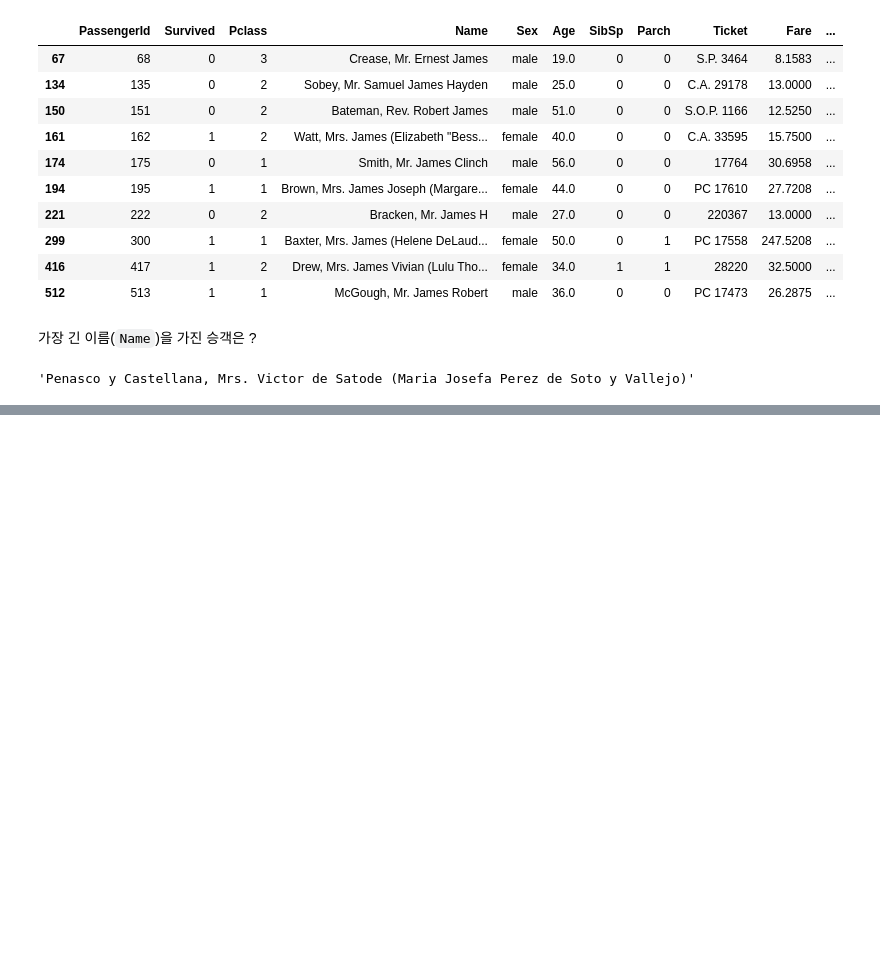
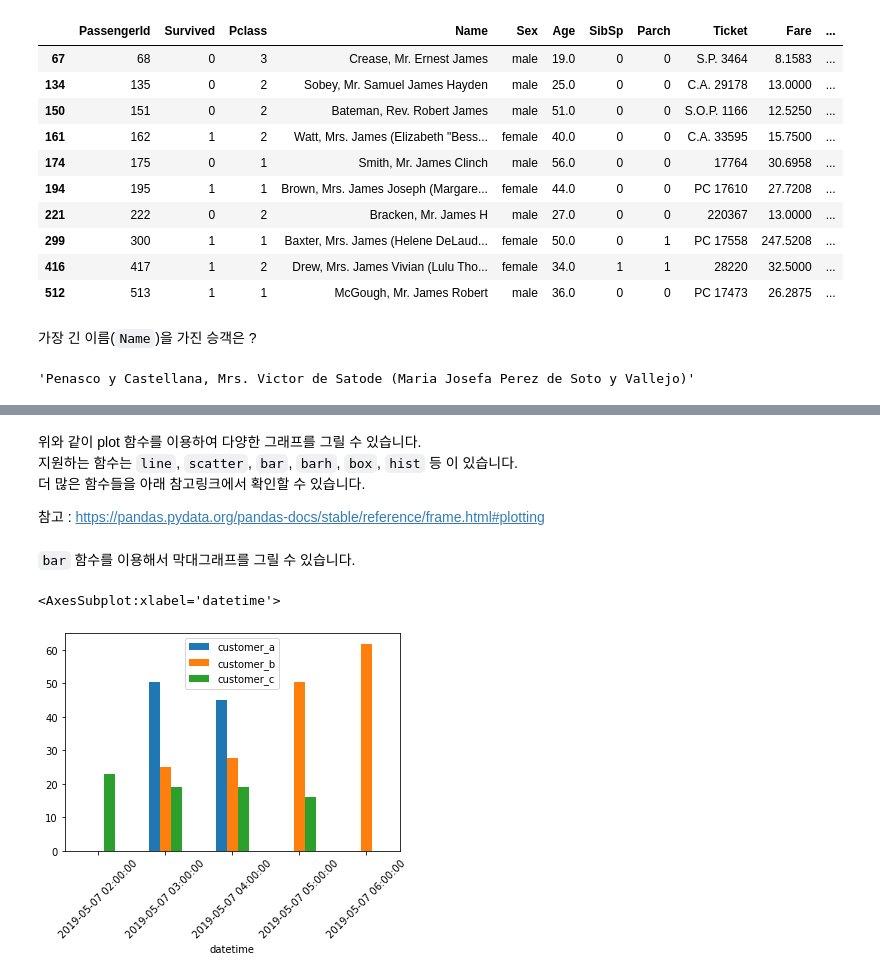
Before and after one commit to pparkddo/nano-degree, a Jupyter notebook: pandas.ipynb, the cells around one changed output, grey strips where cells are left out. Cells and saved outputs as stored; diff of their text form; code cells hidden in the pictures; blank space fills up the shorter version.

```diff
--- a/pandas.ipynb
+++ b/pandas.ipynb
@@ -942,0 +1000,13 @@ titanic.loc[titanic["Name"].str.len().idxmax(), "Name"]
+# %% [markdown]
+위와 같이 plot 함수를 이용하여 다양한 그래프를 그릴 수 있습니다.
+지원하는 함수는 `line`, `scatter`, `bar`, `barh`, `box`, `hist` 등 이 있습니다.
+더 많은 함수들을 아래 참고링크에서 확인할 수 있습니다.
+
+참고 : https://pandas.pydata.org/pandas-docs/stable/reference/frame.html#plotting
+# %% [markdown]
+`bar` 함수를 이용해서 막대그래프를 그릴 수 있습니다.
+# %%
+electricity_usage.head().plot.bar(rot=45)
+# %% [output]
+<AxesSubplot:xlabel='datetime'>
+[figure, added]
```
Also changed, not shown: parts of 24 cells of this notebook, 1 other file.
